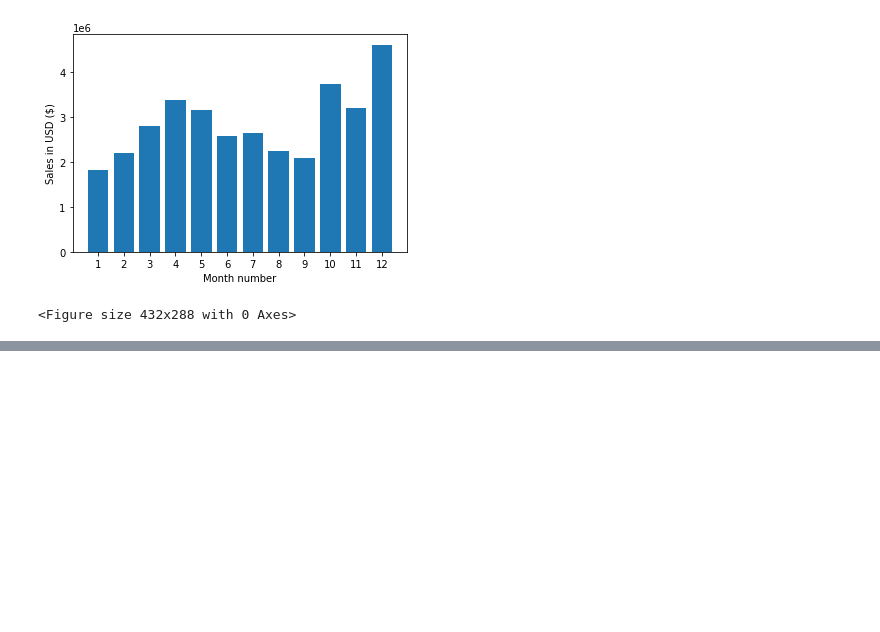
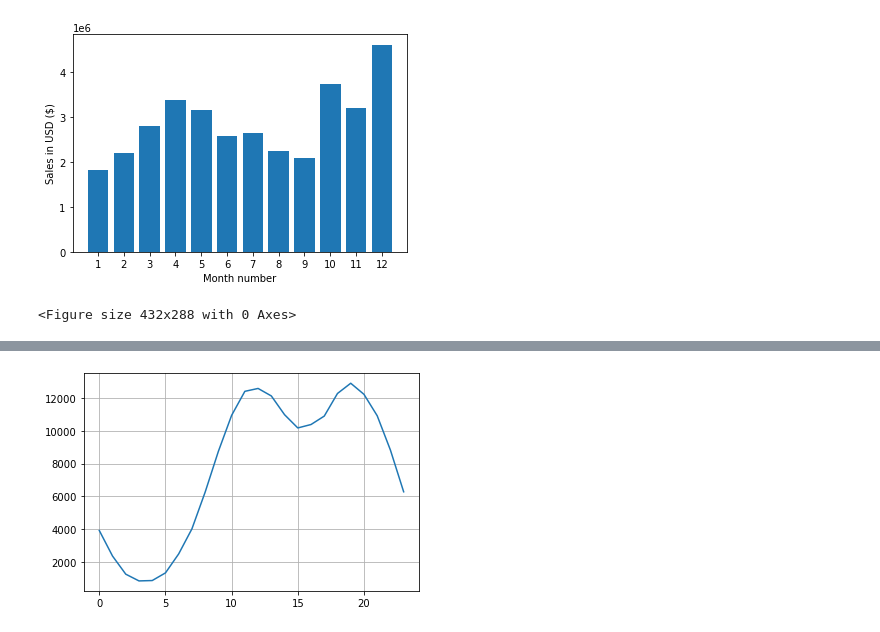
Before and after one commit to Data-Analysis-Projects-Udemy/Project-4-Sales-Data-Analysis, a Jupyter notebook: Sales_Analysis_Production.ipynb, the cells around one changed output, grey strips where cells are left out. Saved outputs shown, nothing was run; the diff lists cells and outputs as text; code cells hidden in the pictures; blank space fills up the shorter version.

```diff
--- a/Sales_Analysis_Production.ipynb
+++ b/Sales_Analysis_Production.ipynb
@@ -223,0 +262,2 @@ plt.savefig("./images/month.png")
+# %%
+all_data['Hour'] = pd.to_datetime(all_data['Order Date']).dt.hour
@@ -223,0 +279,6 @@ plt.savefig("./images/month.png")
+# %%
+keys=[]
+hour=[]
+for key,hour_df in all_data.groupby('Hour'):
+    keys.append(key)
+    hour.append(len(hour_df))
@@ -223,0 +305,6 @@ plt.savefig("./images/month.png")
+# %%
+plt.grid()
+plt.plot(keys,hour)
+plt.savefig("./images/k_h.png")
+# %% [output]
+[figure, added]
```
Also changed, not shown: parts of 18 cells of this notebook, 12 other files.
